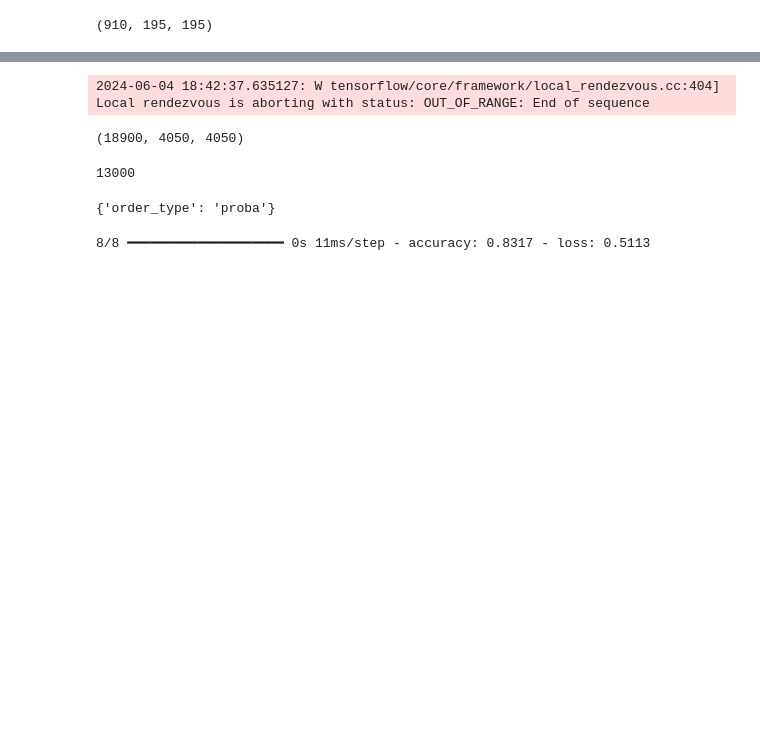
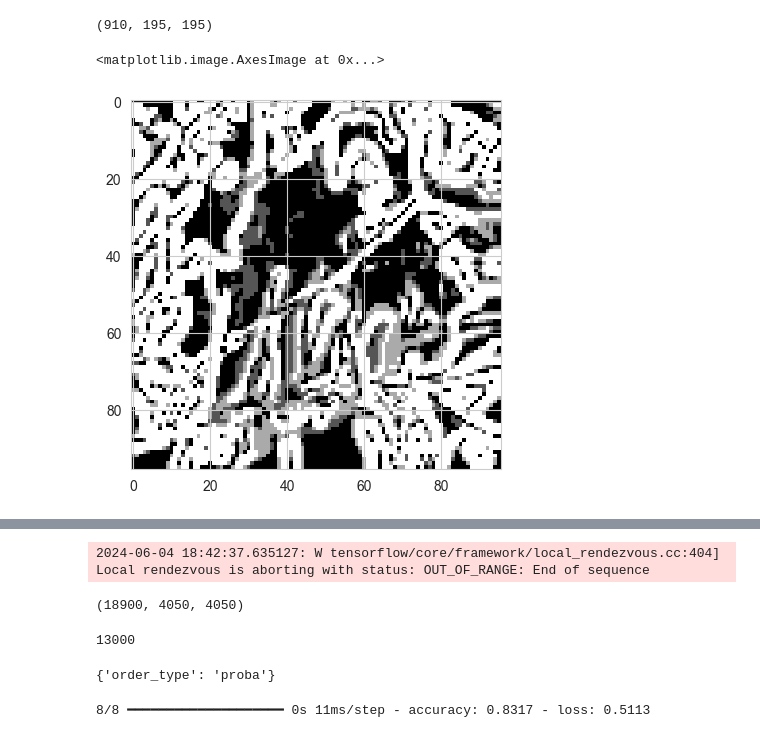
Before and after one commit to dbugajny/CurriculumLearning, a Jupyter notebook: notebooks/curriculum_learning_edges.ipynb, the cells around one changed output, grey strips where cells are left out. Cells and saved outputs as stored; diff of their text form; code cells hidden in the pictures; blank space fills up the shorter version.

```diff
--- a/notebooks/curriculum_learning_edges.ipynb
+++ b/notebooks/curriculum_learning_edges.ipynb
@@ -30,13 +30,13 @@ x = []
 y = []
 
 for x_, y_ in ds_1.as_numpy_iterator():
-    if y_ != 1:
+    if y_ != 0:
         continue
     x.append(x_)
     y.append(y_)
 
 for x_, y_ in ds_2.as_numpy_iterator():
-    if y_ != 1:
+    if y_ != 0:
         continue
     x.append(x_)
     y.append(y_)
@@ -67,0 +60,5 @@ edges_sum = np.sum(edges_sum, axis=-1)
+# %%
+plt.imshow(np.mean(utils.sobel_edge_detector(x_train[6396] * 255, blur=True) * 255, axis=2), cmap="gray")
+# %% [output]
+<matplotlib.image.AxesImage at 0x...>
+[figure, added]
```
Also changed, not shown: parts of 6 cells of this notebook, 2 other files.
